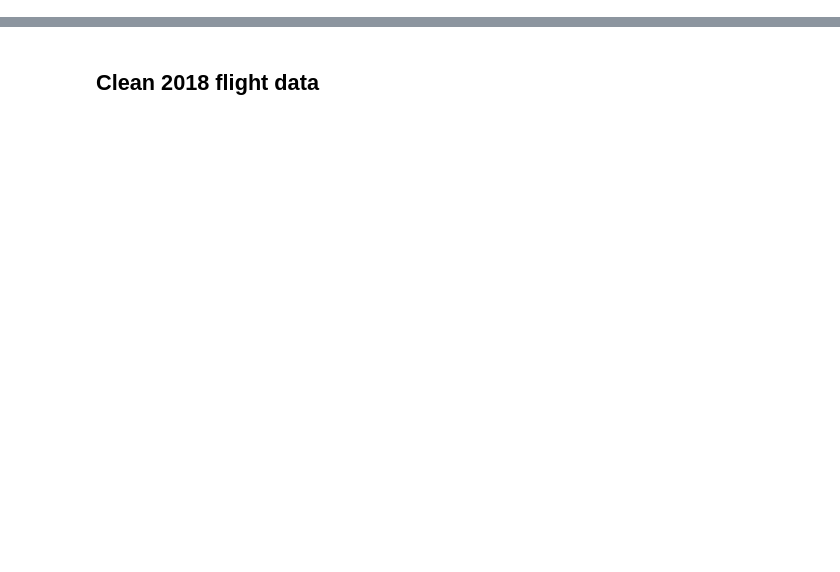
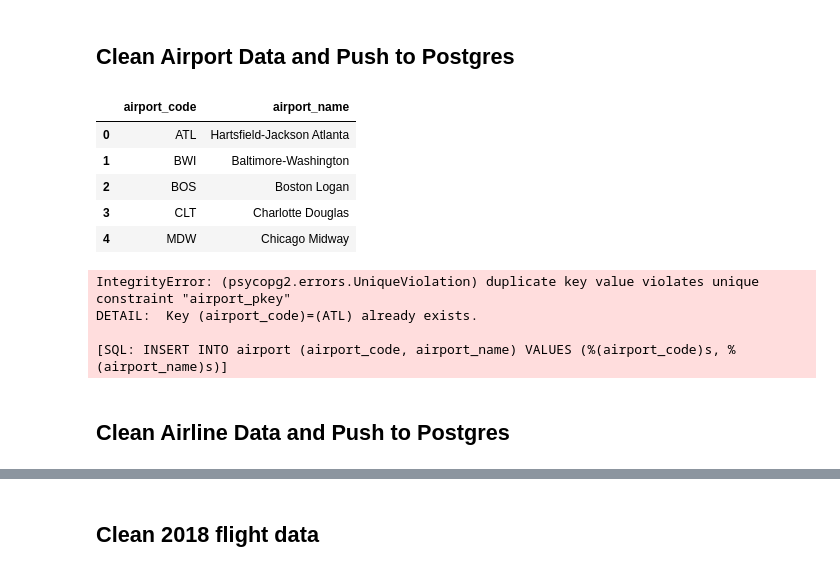
Before and after one commit to kattelya/ETL_project, a Jupyter notebook: data_etl.ipynb, the cells around one changed output, grey strips where cells are left out. Cells and saved outputs as stored; diff of their text form; code cells hidden in the pictures; blank space fills up the shorter version.

```diff
--- a/data_etl.ipynb
+++ b/data_etl.ipynb
@@ -1,3 +1,38 @@
 # %%
 import pandas as pd
 from sqlalchemy import create_engine
+# %% [markdown]
+## Clean Airport Data and Push to Postgres
+# %%
+#read csv file
+csv_file = "resources/airport_codes.csv"
+airport_name_df = pd.read_csv(csv_file)
+
+#rename columns to match postgres tables
+airport_name_df.columns =["airport_code", "airport_name"]
+airport_name_df.head()
+# %% [output]
+|  | airport_code | airport_name |
+| 0 | ATL | Hartsfield-Jackson Atlanta |
+| 1 | BWI | Baltimore-Washington |
+| 2 | BOS | Boston Logan |
+| 3 | CLT | Charlotte Douglas |
+| 4 | MDW | Chicago Midway |
+# %%
+#push to postgres
+
+#pip install psycopg2
+# rds_connection_string = "<insert user name>:<insert password>@localhost:5432/<insert database>"
+rds_connection_string = "postgres:postgres@localhost:5432/airline_etl"
+engine = create_engine(f'postgresql://{rds_connection_string}')
+engine.table_names()
+
+# Use pandas to load csv converted DataFrame into database
+airport_name_df.to_sql(name='airport', con=engine, if_exists='append', index=False)
+# %% [output]
+IntegrityError: (psycopg2.errors.UniqueViolation) duplicate key value violates unique constraint "airport_pkey"
+DETAIL:  Key (airport_code)=(ATL) already exists.
+
+[SQL: INSERT INTO airport (airport_code, airport_name) VALUES (%(airport_code)s, %(airport_name)s)]
+# %% [markdown]
+## Clean Airline Data and Push to Postgres
```
Also changed, not shown: parts of 9 cells of this notebook.
